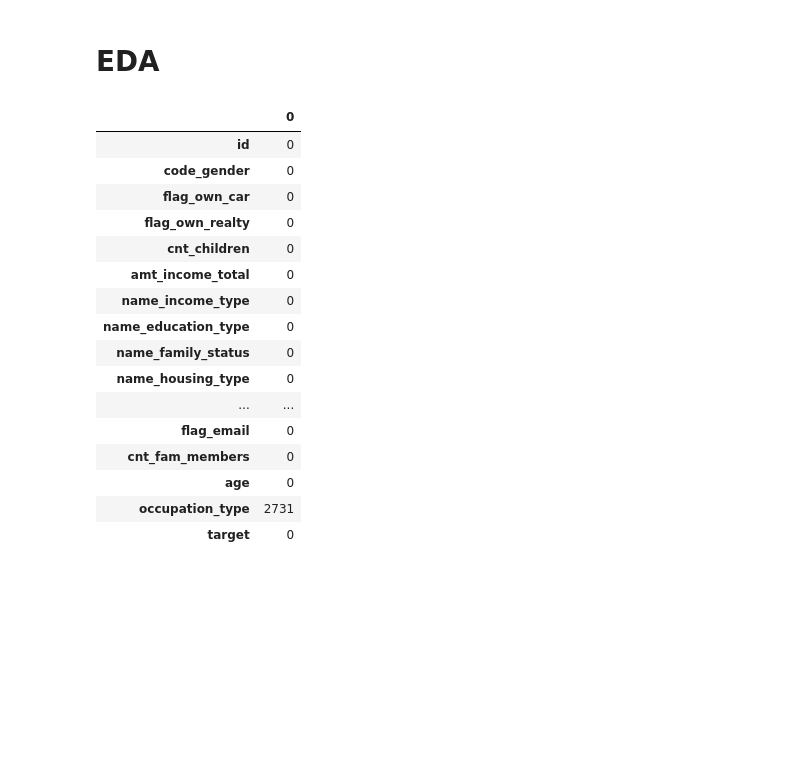
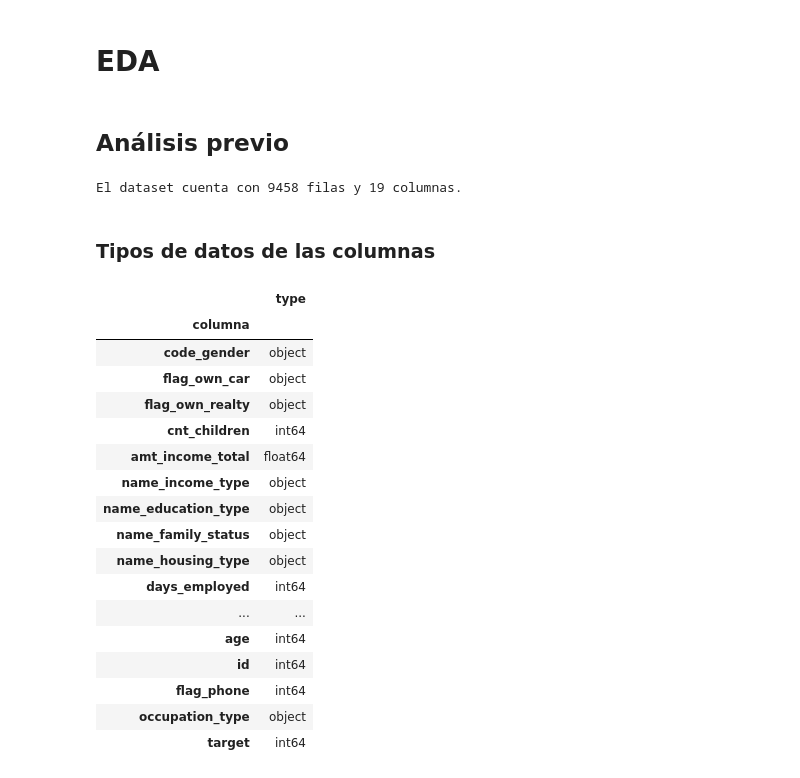
Before and after one commit to AgusTrulli/ML_Grupo_2, a Jupyter notebook: tp1_EDA.ipynb, the cells around one changed output. Drawn from its saved outputs; the diff is of its cells as text; code cells hidden in the pictures; blank space fills up the shorter version.

Commit message:
Adds more analysis about credit cards dataset

```diff
--- a/tp1_EDA.ipynb
+++ b/tp1_EDA.ipynb
@@ -139,23 +163,35 @@ df_clients.loc[mask, 'target'] = 1
 df_clients.drop('status_avg', axis=1, inplace=True)
 # %% [markdown]
 # EDA
-# %%
-df_clients.isna().sum().to_frame()
-# %% [output]
-|  | 0 |
-| id | 0 |
-| code_gender | 0 |
-| flag_own_car | 0 |
-| flag_own_realty | 0 |
-| cnt_children | 0 |
-| amt_income_total | 0 |
-| name_income_type | 0 |
-| name_education_type | 0 |
-| name_family_status | 0 |
-| name_housing_type | 0 |
-| ... | ... |
-| flag_email | 0 |
-| cnt_fam_members | 0 |
-| age | 0 |
-| occupation_type | 2731 |
-| target | 0 |
+# %% [markdown]
+## Análisis previo
+# %%
+print(f'El dataset cuenta con {df_clients.shape[0]} filas y {df_clients.shape[1]} columnas.')
+# %% [output]
+El dataset cuenta con 9458 filas y 19 columnas.
+# %% [markdown]
+### Tipos de datos de las columnas
+# %%
+df_clients.dtypes.to_frame().reset_index().rename(columns={
+    'index': 'columna',
+    0: 'type'
+}).set_index('columna')
+# %% [output]
+|  | type |
+| columna |  |
+| code_gender | object |
+| flag_own_car | object |
+| flag_own_realty | object |
+| cnt_children | int64 |
+| amt_income_total | float64 |
+| name_income_type | object |
+| name_education_type | object |
+| name_family_status | object |
+| name_housing_type | object |
+| days_employed | int64 |
+| ... | ... |
+| age | int64 |
+| id | int64 |
+| flag_phone | int64 |
+| occupation_type | object |
+| target | int64 |
```
Also changed, not shown: parts of 42 cells of this notebook.
